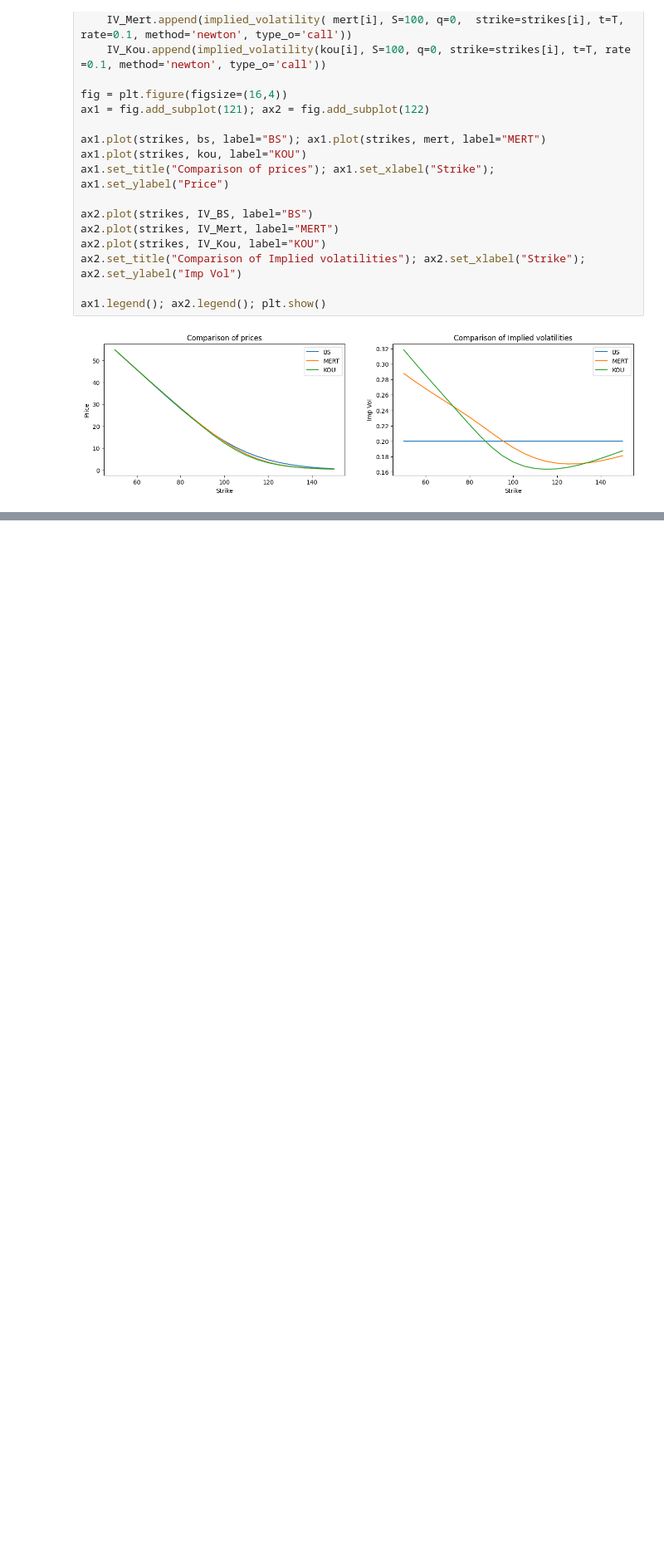
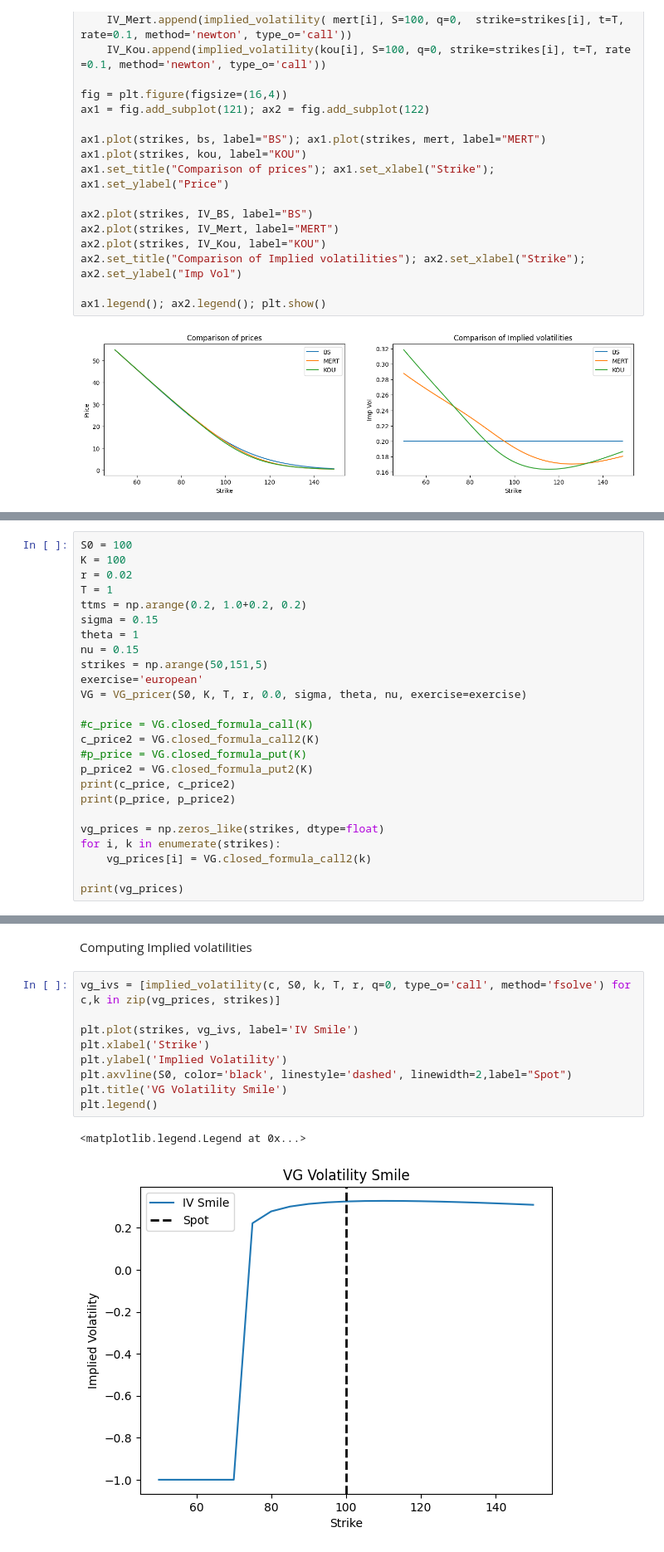
Before and after one commit to ornella-el/Margin-Loans-Pricing, a Jupyter notebook: trials.ipynb, the cells around one changed output, grey strips where cells are left out. Shown at 83% size. Cells and saved outputs as stored; diff of their text form; blank space fills up the shorter version.

```diff
--- a/trials.ipynb
+++ b/trials.ipynb
@@ -208,0 +232,25 @@ plt.legend()
+# %%
+S0 = 100
+K = 100
+r = 0.02
+T = 1
+ttms = np.arange(0.2, 1.0+0.2, 0.2)
+sigma = 0.15
+theta = 1
+nu = 0.15
+strikes = np.arange(50,151,5)
+exercise='european'
+VG = VG_pricer(S0, K, T, r, 0.0, sigma, theta, nu, exercise=exercise)
+
+#c_price = VG.closed_formula_call(K)
+c_price2 = VG.closed_formula_call2(K)
+#p_price = VG.closed_formula_put(K)
+p_price2 = VG.closed_formula_put2(K)
+print(c_price, c_price2)
+print(p_price, p_price2)
+
+vg_prices = np.zeros_like(strikes, dtype=float)
+for i, k in enumerate(strikes):
+    vg_prices[i] = VG.closed_formula_call2(k)
+
+print(vg_prices)
@@ -208,0 +264,14 @@ plt.legend()
+# %% [markdown]
+Computing Implied volatilities
+# %%
+vg_ivs = [implied_volatility(c, S0, k, T, r, q=0, type_o='call', method='fsolve') for c,k in zip(vg_prices, strikes)]
+
+plt.plot(strikes, vg_ivs, label='IV Smile')
+plt.xlabel('Strike')
+plt.ylabel('Implied Volatility')
+plt.axvline(S0, color='black', linestyle='dashed', linewidth=2,label="Spot")
+plt.title('VG Volatility Smile')
+plt.legend()
+# %% [output]
+<matplotlib.legend.Legend at 0x...>
+[figure, added]
```
Also changed, not shown: parts of 4 cells of this notebook, 2 other files.
